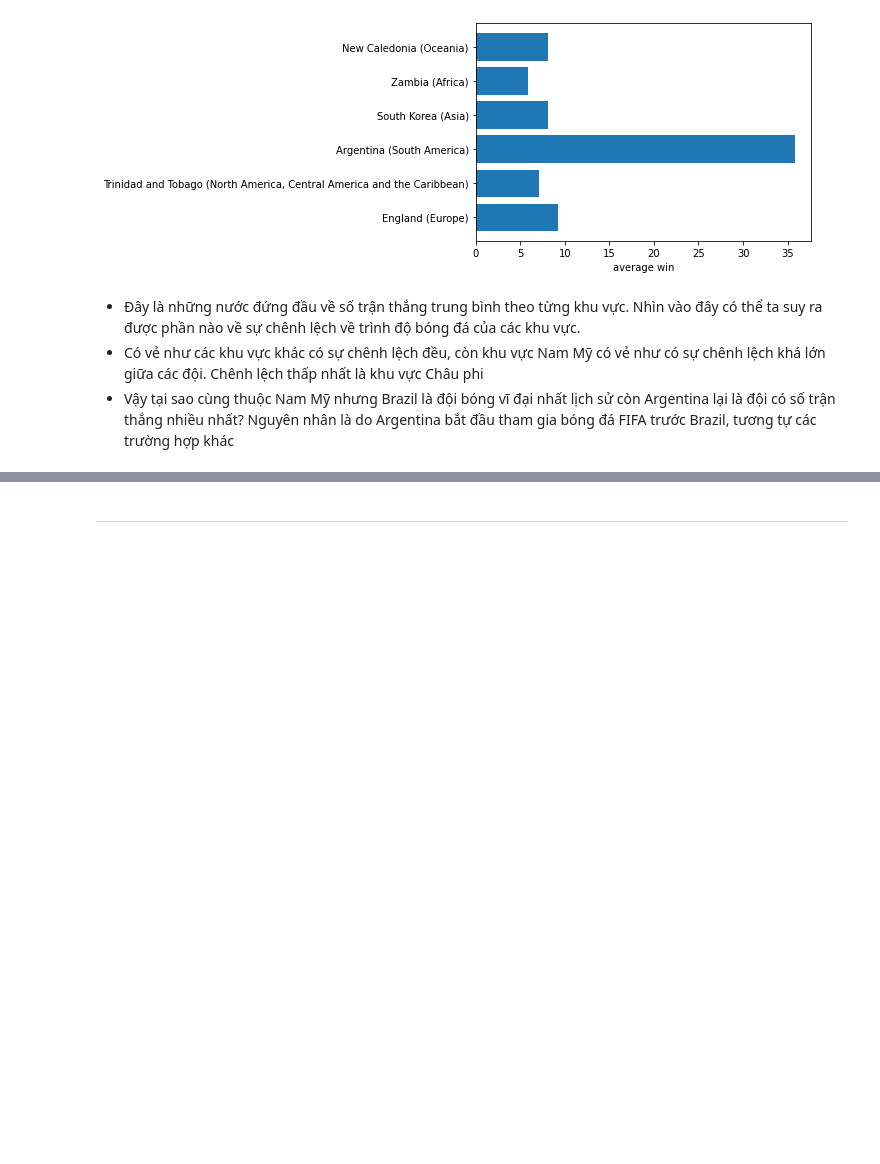
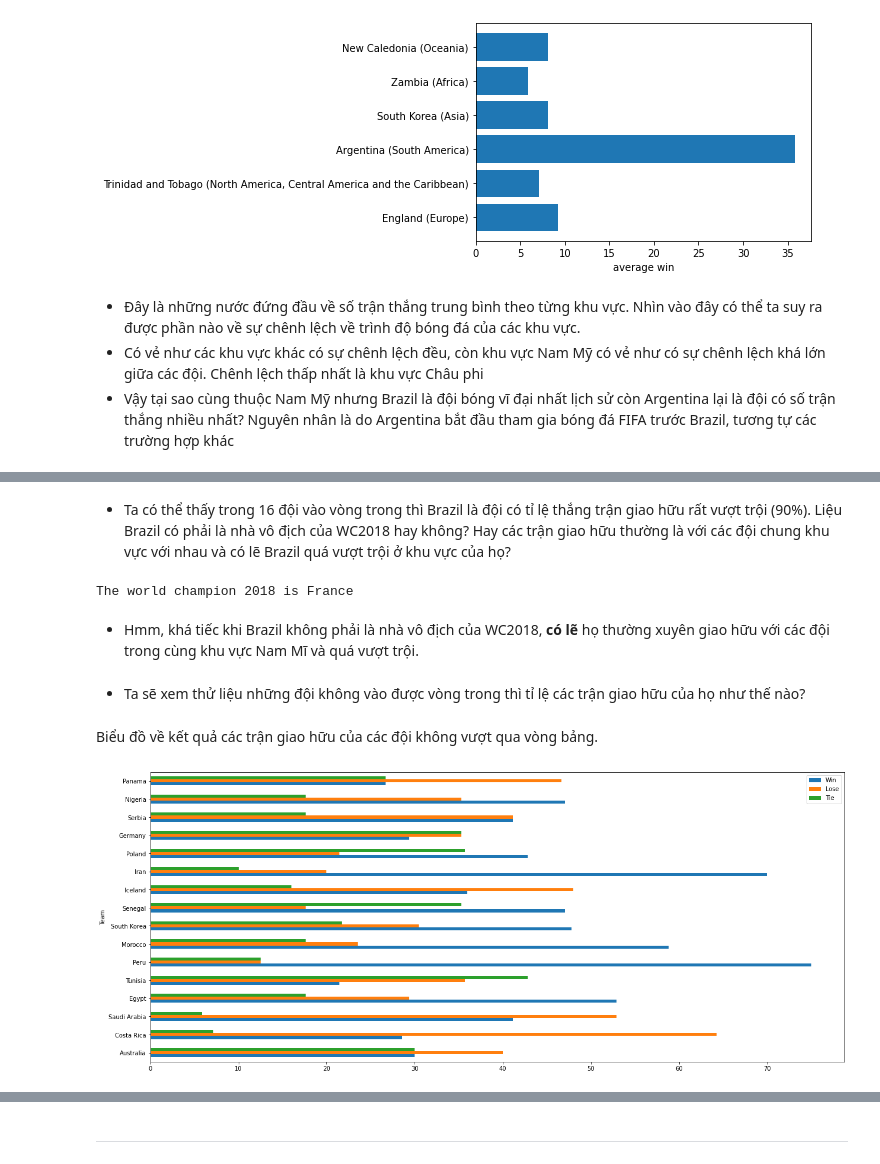
Before and after one commit to npqd/P4DS_FinalProject, a Jupyter notebook: demo.ipynb, the cells around one changed output, grey strips where cells are left out. Saved outputs shown, nothing was run; the diff lists cells and outputs as text; code cells hidden in the pictures; blank space fills up the shorter version.

```diff
--- a/demo.ipynb
+++ b/demo.ipynb
@@ -658,0 +819,25 @@ plt.xlabel('average win');
+# %% [markdown]
+- Ta có thể thấy trong 16 đội vào vòng trong thì Brazil là đội có tỉ lệ thắng trận giao hữu rất vượt trội (90%). Liệu Brazil có phải là nhà vô địch của WC2018 hay không?
+Hay các trận giao hữu thường là với các đội chung khu vực với nhau và có lẽ Brazil quá vượt trội ở khu vực của họ?
+# %%
+final_match = df_WC_2018.iloc[-1]
+if final_match['home_score'] > final_match['away_score']:
+    WC2018champion = final_match['home_team']
+elif final_match['home_score'] < final_match['away_score']:
+    WC2018champion = final_match['away_team']
+
+print(f'The world champion 2018 is {WC2018champion}')
+# %% [output]
+The world champion 2018 is France
+# %% [markdown]
+- Hmm, khá tiếc khi Brazil không phải là nhà vô địch của WC2018, **có lẽ** họ thường xuyên giao hữu với các đội trong cùng khu vực Nam Mĩ và quá vượt trội.
+# %% [markdown]
+- Ta sẽ xem thử liệu những đội không vào được vòng trong thì tỉ lệ các trận giao hữu của họ như thế nào?
+# %% [markdown]
+Biểu đồ về kết quả các trận giao hữu của các đội không vượt qua vòng bảng.
+# %%
+df_total_result_out16 = df_total_result1.loc[~df_total_result1['Team'].isin(team_16_list)]
+df_total_result_out16 = df_total_result_out16.set_index('Team')
+df_total_result_out16.plot.barh(figsize=(21,9));
+# %% [output]
+[figure, added]
```
Also changed, not shown: parts of 69 cells of this notebook.
